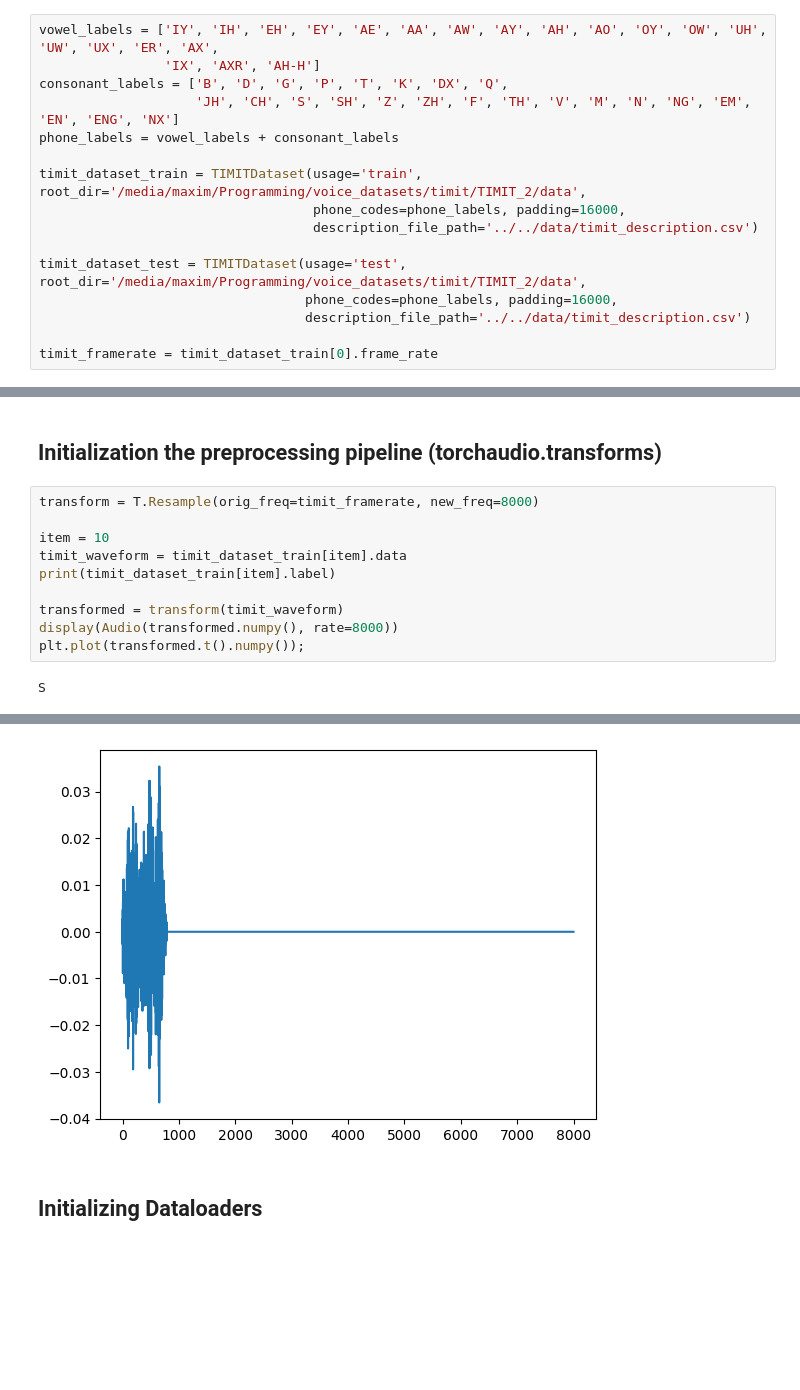
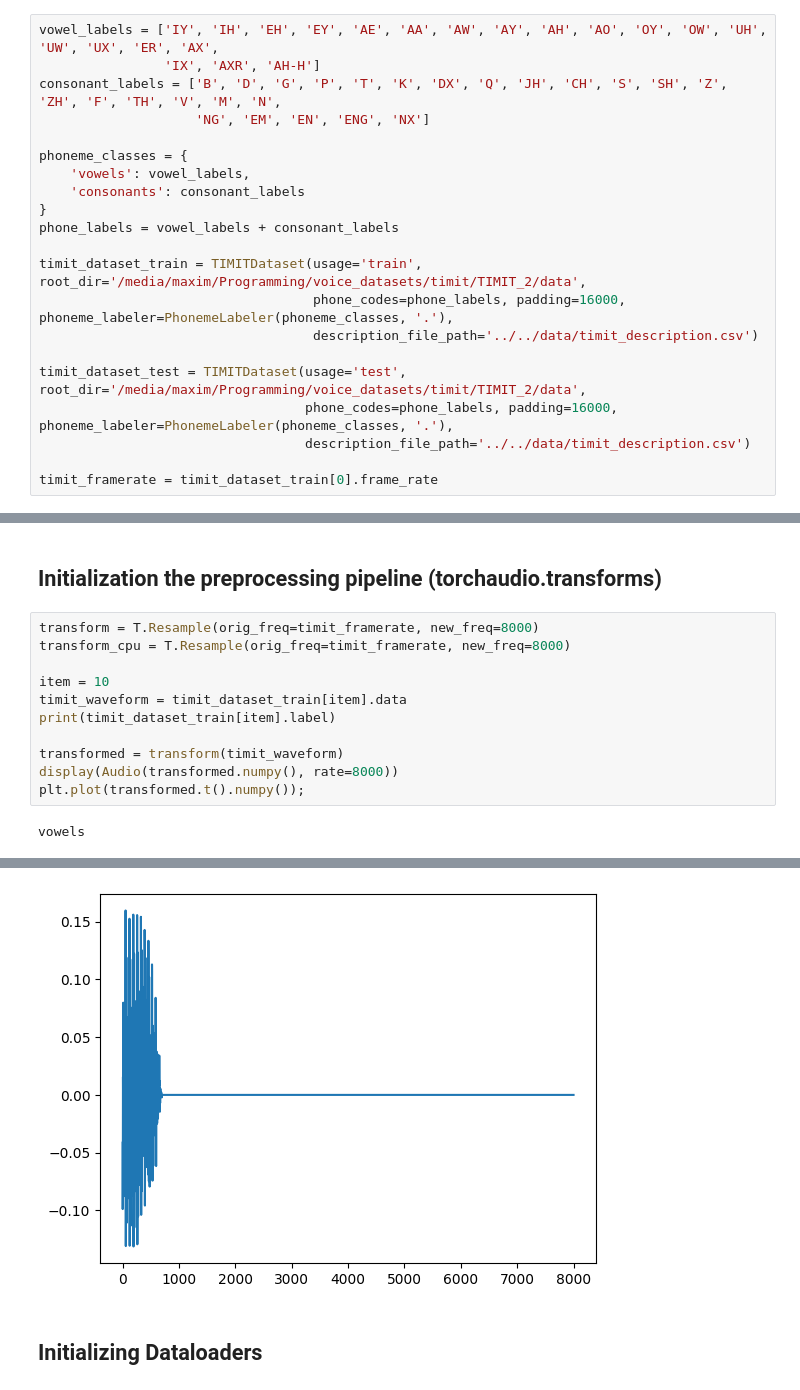
Before and after one commit to crazy-historian/runtime_speech_recognition, a Jupyter notebook: models/experiments/1d_conv_lightning.ipynb, the cells around one changed output, grey strips where cells are left out. Cells and saved outputs as stored; diff of their text form; blank space fills up the shorter version.

```diff
--- a/models/experiments/1d_conv_lightning.ipynb
+++ b/models/experiments/1d_conv_lightning.ipynb
@@ -24,16 +28,21 @@ print(device)
 # %%
 vowel_labels = ['IY', 'IH', 'EH', 'EY', 'AE', 'AA', 'AW', 'AY', 'AH', 'AO', 'OY', 'OW', 'UH', 'UW', 'UX', 'ER', 'AX',
                 'IX', 'AXR', 'AH-H']
-consonant_labels = ['B', 'D', 'G', 'P', 'T', 'K', 'DX', 'Q',
-                    'JH', 'CH', 'S', 'SH', 'Z', 'ZH', 'F', 'TH', 'V', 'M', 'N', 'NG', 'EM', 'EN', 'ENG', 'NX']
+consonant_labels = ['B', 'D', 'G', 'P', 'T', 'K', 'DX', 'Q', 'JH', 'CH', 'S', 'SH', 'Z', 'ZH', 'F', 'TH', 'V', 'M', 'N',
+                    'NG', 'EM', 'EN', 'ENG', 'NX']
+
+phoneme_classes = {
+    'vowels': vowel_labels,
+    'consonants': consonant_labels
+}
 phone_labels = vowel_labels + consonant_labels
 
 timit_dataset_train = TIMITDataset(usage='train', root_dir='/media/maxim/Programming/voice_datasets/timit/TIMIT_2/data',
-                                   phone_codes=phone_labels, padding=16000,
+                                   phone_codes=phone_labels, padding=16000, phoneme_labeler=PhonemeLabeler(phoneme_classes, '.'),
                                    description_file_path='../../data/timit_description.csv')
 
 timit_dataset_test = TIMITDataset(usage='test', root_dir='/media/maxim/Programming/voice_datasets/timit/TIMIT_2/data',
-                                  phone_codes=phone_labels, padding=16000,
+                                  phone_codes=phone_labels, padding=16000, phoneme_labeler=PhonemeLabeler(phoneme_classes, '.'),
                                   description_file_path='../../data/timit_description.csv')
 
 timit_framerate = timit_dataset_train[0].frame_rate
@@ -89,18 +101,19 @@ num_of_classes = len(labels)
 ## Initialization the preprocessing pipeline (torchaudio.transforms)
 # %%
 transform = T.Resample(orig_freq=timit_framerate, new_freq=8000)
+transform_cpu = T.Resample(orig_freq=timit_framerate, new_freq=8000)
 
 item = 10
 timit_waveform = timit_dataset_train[item].data
 print(timit_dataset_train[item].label)
 
 transformed = transform(timit_waveform)
 display(Audio(transformed.numpy(), rate=8000))
 plt.plot(transformed.t().numpy());
 # %% [output]
-S
+vowels
 [interactive output not drawn]
-[figure, old version]
+[figure, new version]
 # %% [markdown]
 ## Initializing Dataloaders
 # %%
```
Also changed, not shown: parts of 19 cells of this notebook, 9 other files.
